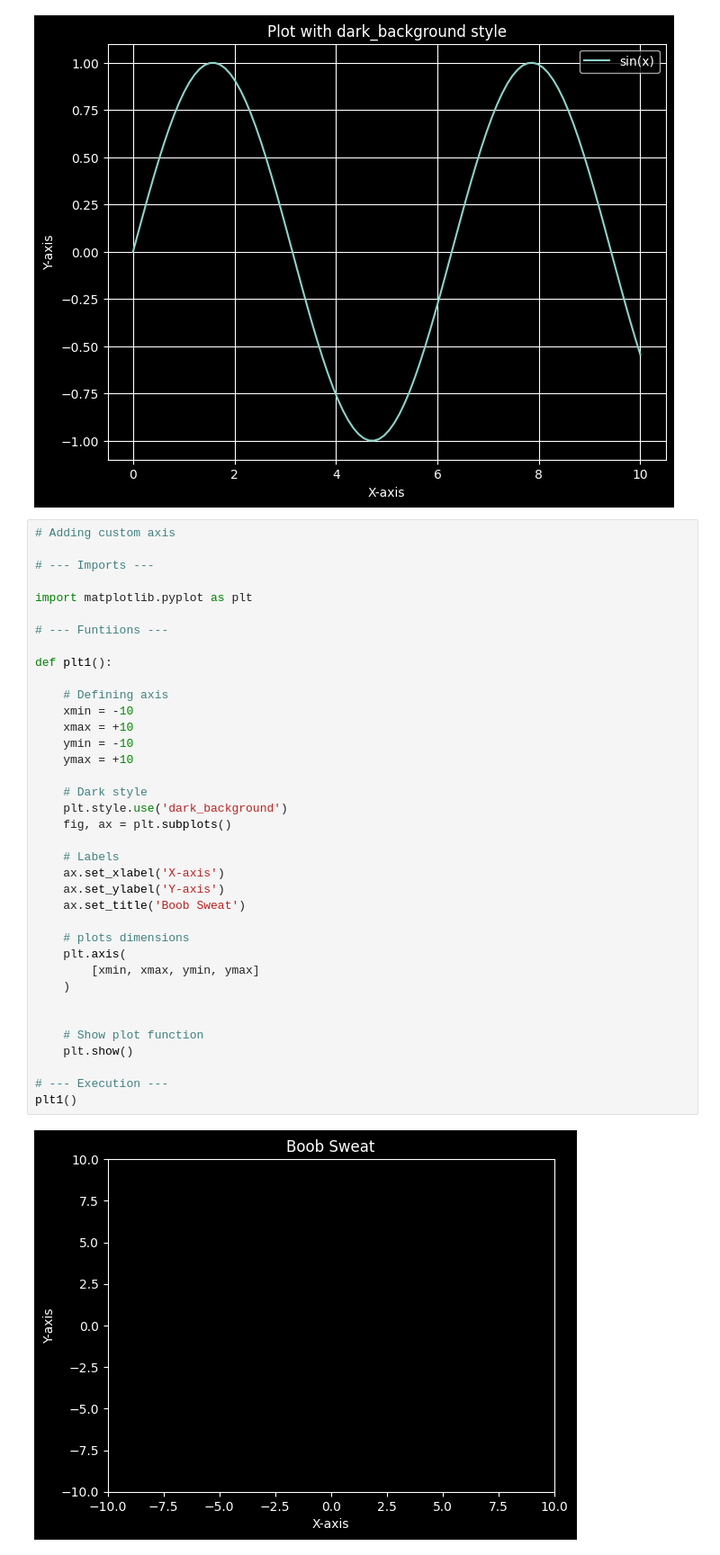
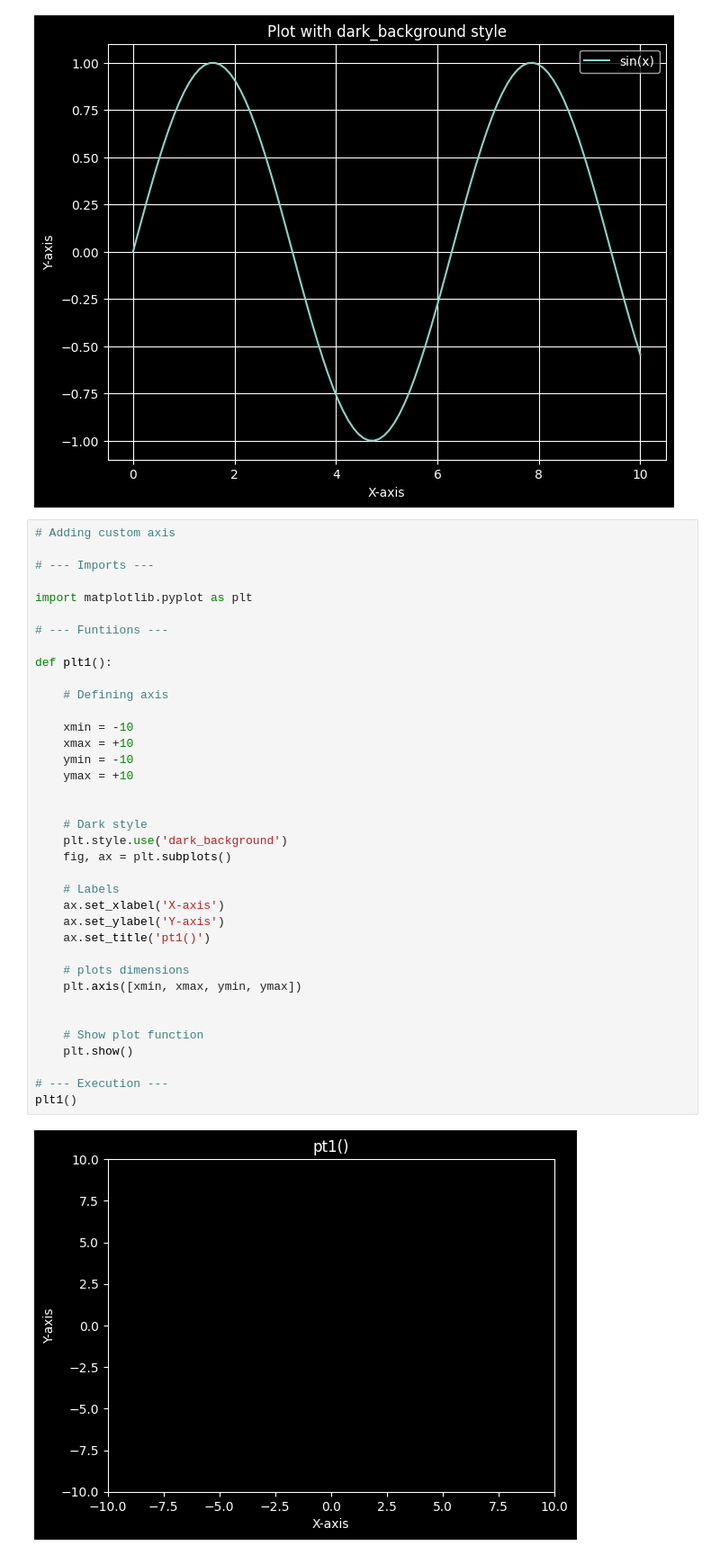
Before and after one commit to xyizko/xo-mathz, a Jupyter notebook: nb/yt-fca-1.1.ipynb, the cells around one changed output. Shown at 90% size. Drawn from its saved outputs; the diff is of its cells as text.

```diff
--- a/nb/yt-fca-1.1.ipynb
+++ b/nb/yt-fca-1.1.ipynb
@@ -102,35 +102,35 @@ plt.show()
 
 import matplotlib.pyplot as plt
 
 # --- Funtiions ---
 
 def plt1():
 
     # Defining axis
+
     xmin = -10
     xmax = +10
     ymin = -10
     ymax = +10
+
 
     # Dark style
     plt.style.use('dark_background')
     fig, ax = plt.subplots()
 
     # Labels
     ax.set_xlabel('X-axis')
     ax.set_ylabel('Y-axis')
-    ax.set_title('Boob Sweat')
+    ax.set_title('pt1()')
 
     # plots dimensions
-    plt.axis(
-        [xmin, xmax, ymin, ymax]
-    )
+    plt.axis([xmin, xmax, ymin, ymax])
 
 
     # Show plot function
     plt.show()
 
 # --- Execution ---
 plt1()
 # %% [output]
-[figure, old version]
+[figure, new version]
```
